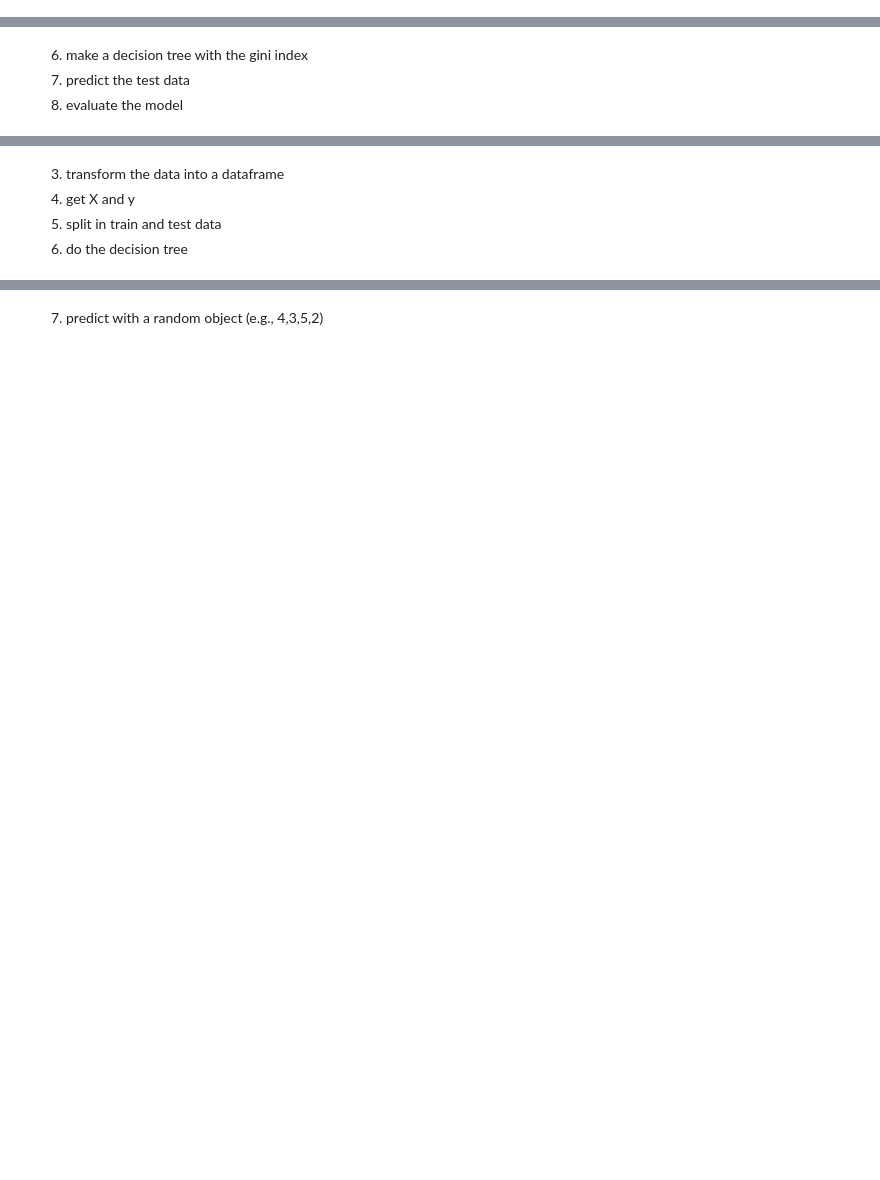
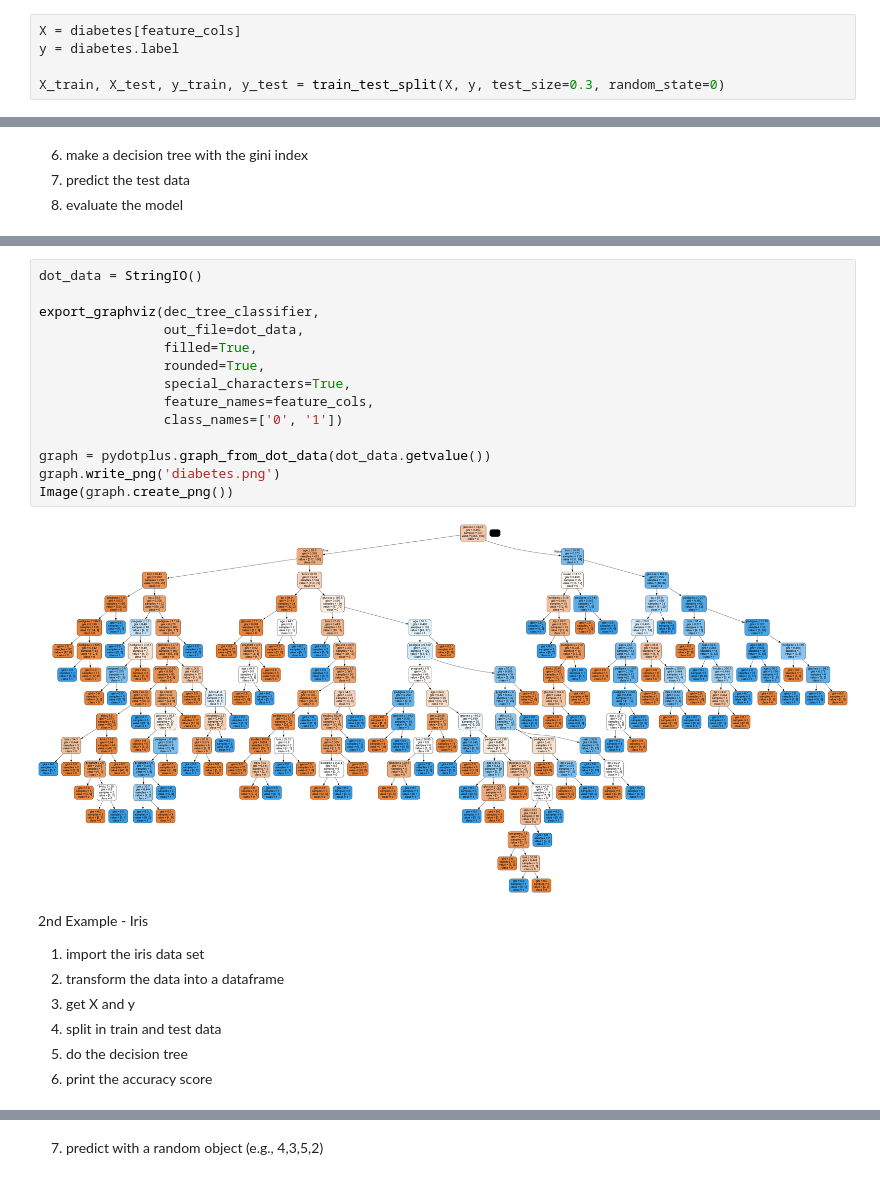
Before and after one commit to sonjaJolanda/BigDataSocialSciences, a Jupyter notebook: exercises_again_again/13-15_finals_summary.ipynb, the cells around one changed output, grey strips where cells are left out. Cells and saved outputs as stored; diff of their text form; blank space fills up the shorter version.

```diff
--- a/exercises_again_again/13-15_finals_summary.ipynb
+++ b/exercises_again_again/13-15_finals_summary.ipynb
@@ -26,4 +33,9 @@ col_names = ['pregnant', 'glucose', 'bp', 'skin', 'insulin', 'bmi', 'pedigree',
 4. split the data in X and y and split it then in train and test data
 # %%
 feature_cols = ['pregnant', 'glucose', 'bp', 'skin', 'insulin', 'bmi', 'pedigree', 'age']
+# %%
+X = diabetes[feature_cols]
+y = diabetes.label
+
+X_train, X_test, y_train, y_test = train_test_split(X, y, test_size=0.3, random_state=0)
 # %% [markdown]
@@ -44,5 +66,24 @@ import pydotplus
+# %%
+dot_data = StringIO()
+
+export_graphviz(dec_tree_classifier,
+                out_file=dot_data,
+                filled=True,
+                rounded=True,
+                special_characters=True,
+                feature_names=feature_cols,
+                class_names=['0', '1'])
+
+graph = pydotplus.graph_from_dot_data(dot_data.getvalue())
+graph.write_png('diabetes.png')
+Image(graph.create_png())
+# %% [output]
+[figure, added]
 # %% [markdown]
-3. transform the data into a dataframe
-4. get X and y
-5. split in train and test data
-6. do the decision tree
+2nd Example - Iris
+1. import the iris data set
+2. transform the data into a dataframe
+3. get X and y
+4. split in train and test data
+5. do the decision tree
+6. print the accuracy score
```
Also changed, not shown: parts of 31 cells of this notebook, 1 other file.
